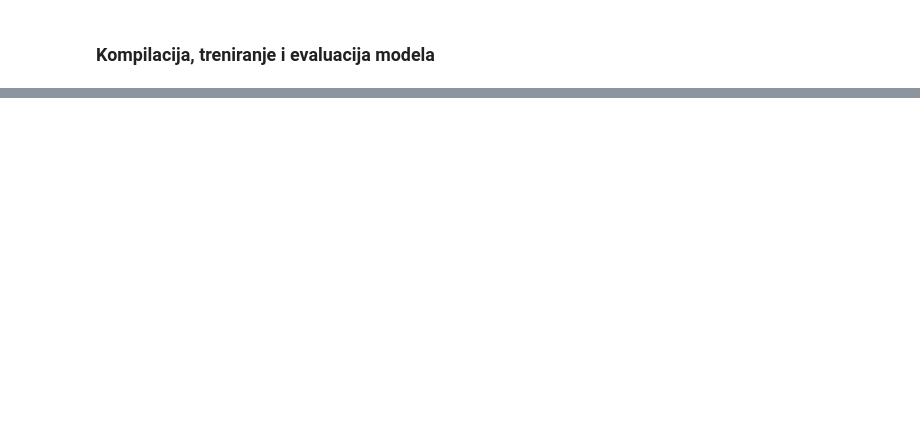
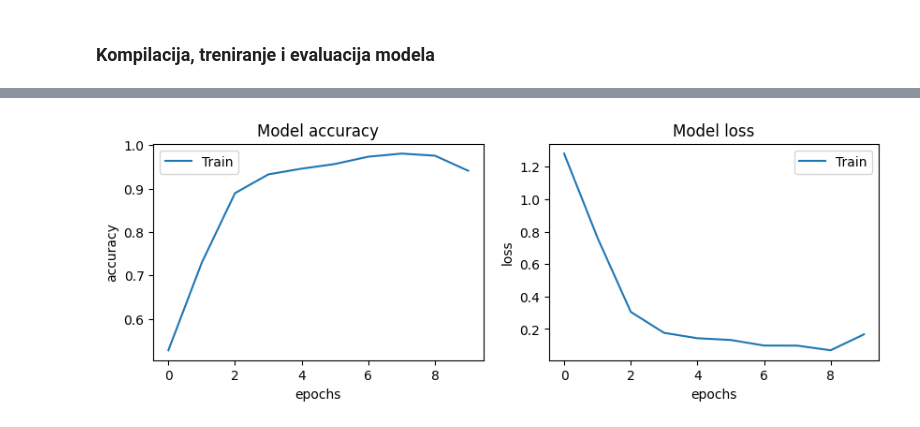
Before and after one commit to todortodorovic/IP2projekat, a Jupyter notebook: Klasifikacija planeta i satelita - drugi deo.ipynb, the cells around one changed output, grey strips where cells are left out. Drawn from its saved outputs; the diff is of its cells as text; code cells hidden in the pictures; blank space fills up the shorter version.

```diff
--- a/Klasifikacija planeta i satelita - drugi deo.ipynb
+++ b/Klasifikacija planeta i satelita - drugi deo.ipynb
@@ -124,8 +128,4 @@ model = load_model('modelP')
 # %%
 model.compile(optimizer='adam', loss='sparse_categorical_crossentropy', metrics=['accuracy'])
-model.fit(train_generator, batch_size=batch_size, epochs=20, verbose=1)
-
-evaluacija = model.evaluate(test_generator)
-print("Preciznost na test skupu:", evaluacija[1])
-print("Gubitak na test skupu:", evaluacija[0])
+history = model.fit(train_generator, batch_size=batch_size, epochs=10, verbose=1)
 # %% [output]
@@ -148,0 +160,12 @@ Gubitak na test skupu: 3.093496084213257
+# %%
+fig, ax = plt.subplots(1, 2, figsize=(10, 3))
+ax = ax.ravel()
+for i, met in enumerate(['accuracy', 'loss']):
+        ax[i].plot(history.history[met])
+        ax[i].set_title('Model {}'.format(met))
+        ax[i].set_xlabel('epochs')
+        ax[i].set_ylabel(met)
+        ax[i].legend(['Train'])
+plt.show()
+# %% [output]
+[figure, added]
```
Also changed, not shown: parts of 19 cells of this notebook, 7 other files.
